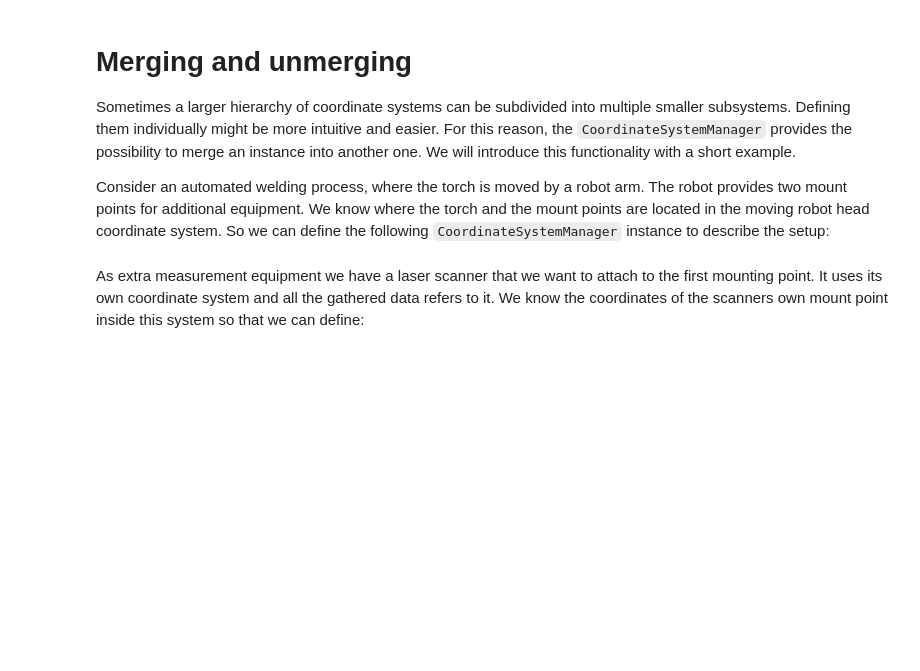
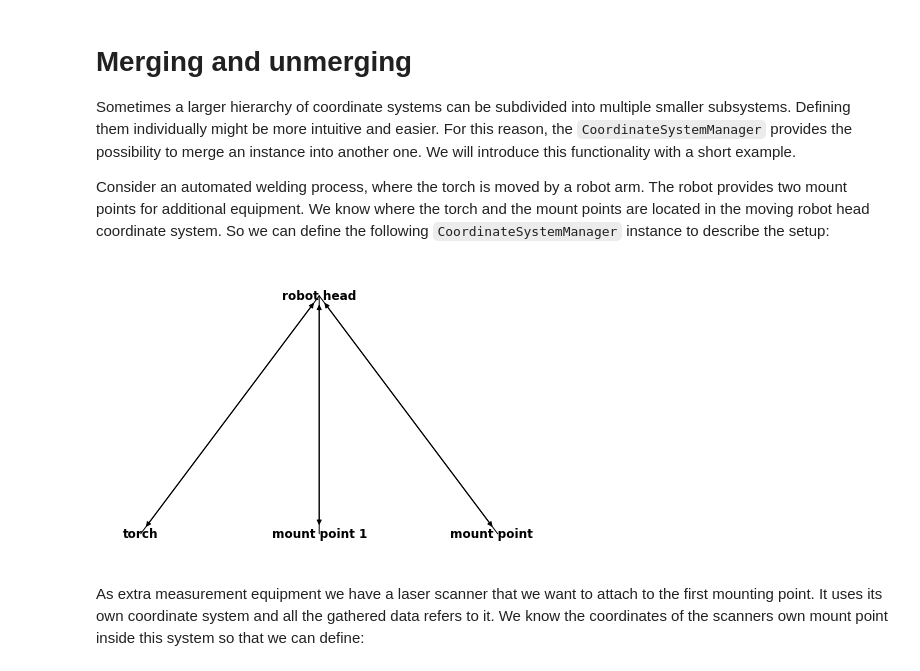
Before and after one commit to BAMWelDX/weldx, a Jupyter notebook: tutorials/transformations_02_coordinate_system_manager.ipynb, the cells around one changed output. Saved outputs shown, nothing was run; the diff lists cells and outputs as text; code cells hidden in the pictures; blank space fills up the shorter version.

```diff
--- a/tutorials/transformations_02_coordinate_system_manager.ipynb
+++ b/tutorials/transformations_02_coordinate_system_manager.ipynb
@@ -438,8 +438,11 @@ Consider an automated welding process, where the torch is moved by a robot arm.
 # %%
 csm_robot = tf.CoordinateSystemManager("robot head", "robot coordinate systems")
 csm_robot.create_cs("torch", "robot head", coordinates=[0, 0, -2])
 csm_robot.create_cs("mount point 1", "robot head", coordinates=[0, 1, -1])
 csm_robot.create_cs("mount point 2", "robot head", coordinates=[0, -1, -1])
+csm_robot.plot()
+# %% [output]
+[figure, added]
 # %% [markdown]
 As extra measurement equipment we have a laser scanner that we want to attach to the first mounting point. It uses its own coordinate system and all the gathered data refers to it. We know the coordinates of the scanners own mount point inside this system so that we can define:
 # %%
```
Also changed, not shown: parts of 9 cells of this notebook.
